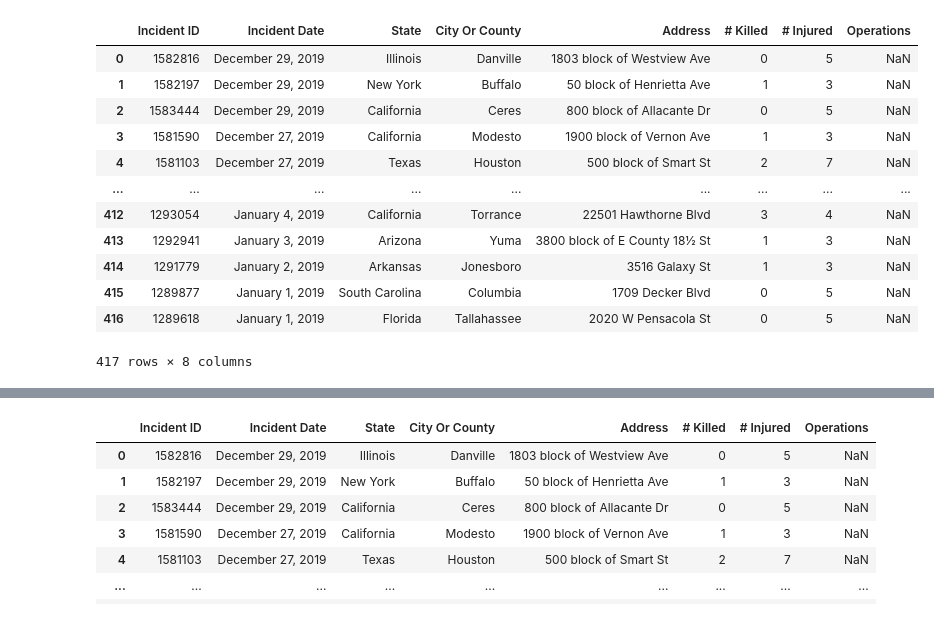
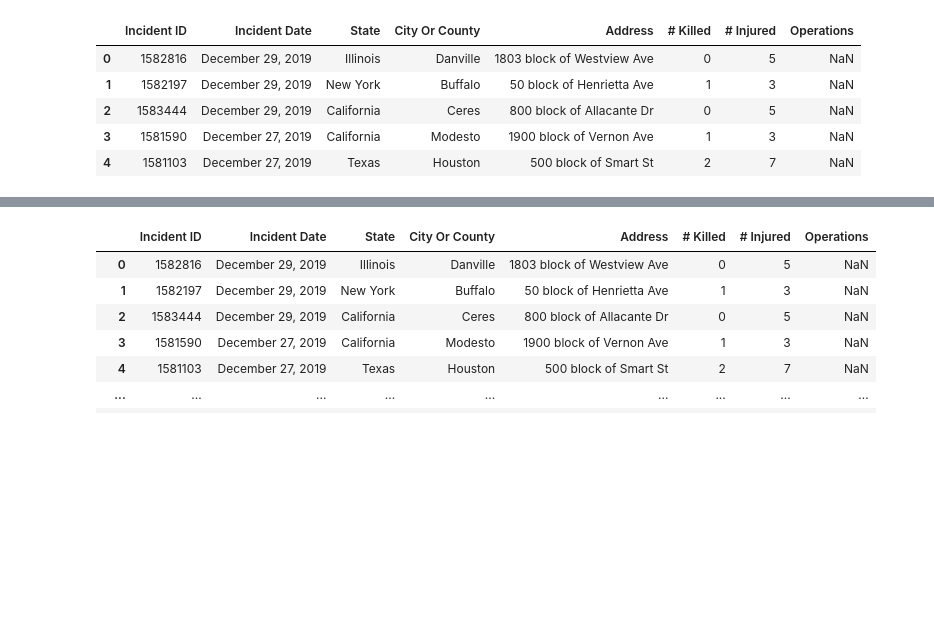
Before and after one commit to dakotajcollins/Project-3-Gun_Violence, a Jupyter notebook: Trevor/Untitled.ipynb, the cells around one changed output, grey strips where cells are left out. Drawn from its saved outputs; the diff is of its cells as text; code cells hidden in the pictures; blank space fills up the shorter version.

```diff
--- a/Trevor/Untitled.ipynb
+++ b/Trevor/Untitled.ipynb
@@ -9,19 +11,12 @@ df_2019 = pd.read_csv(file1)
 df_2020 = pd.read_csv(file2)
 df_2021 = pd.read_csv(file3)
 # %%
-df_2019
+df_2019.head()
 # %% [output]
 |  | Incident ID | Incident Date | State | City Or County | Address | # Killed | # Injured | Operations |
 | 0 | 1582816 | December 29, 2019 | Illinois | Danville | 1803 block of Westview Ave | 0 | 5 | NaN |
 | 1 | 1582197 | December 29, 2019 | New York | Buffalo | 50 block of Henrietta Ave | 1 | 3 | NaN |
 | 2 | 1583444 | December 29, 2019 | California | Ceres | 800 block of Allacante Dr | 0 | 5 | NaN |
 | 3 | 1581590 | December 27, 2019 | California | Modesto | 1900 block of Vernon Ave | 1 | 3 | NaN |
 | 4 | 1581103 | December 27, 2019 | Texas | Houston | 500 block of Smart St | 2 | 7 | NaN |
-| ... | ... | ... | ... | ... | ... | ... | ... | ... |
-| 412 | 1293054 | January 4, 2019 | California | Torrance | 22501 Hawthorne Blvd | 3 | 4 | NaN |
-| 413 | 1292941 | January 3, 2019 | Arizona | Yuma | 3800 block of E County 18½ St | 1 | 3 | NaN |
-| 414 | 1291779 | January 2, 2019 | Arkansas | Jonesboro | 3516 Galaxy St | 1 | 3 | NaN |
-| 415 | 1289877 | January 1, 2019 | South Carolina | Columbia | 1709 Decker Blvd | 0 | 5 | NaN |
-| 416 | 1289618 | January 1, 2019 | Florida | Tallahassee | 2020 W Pensacola St | 0 | 5 | NaN |
-417 rows × 8 columns
 # %%
```
Also changed, not shown: parts of 34 cells of this notebook, 3 other files.
